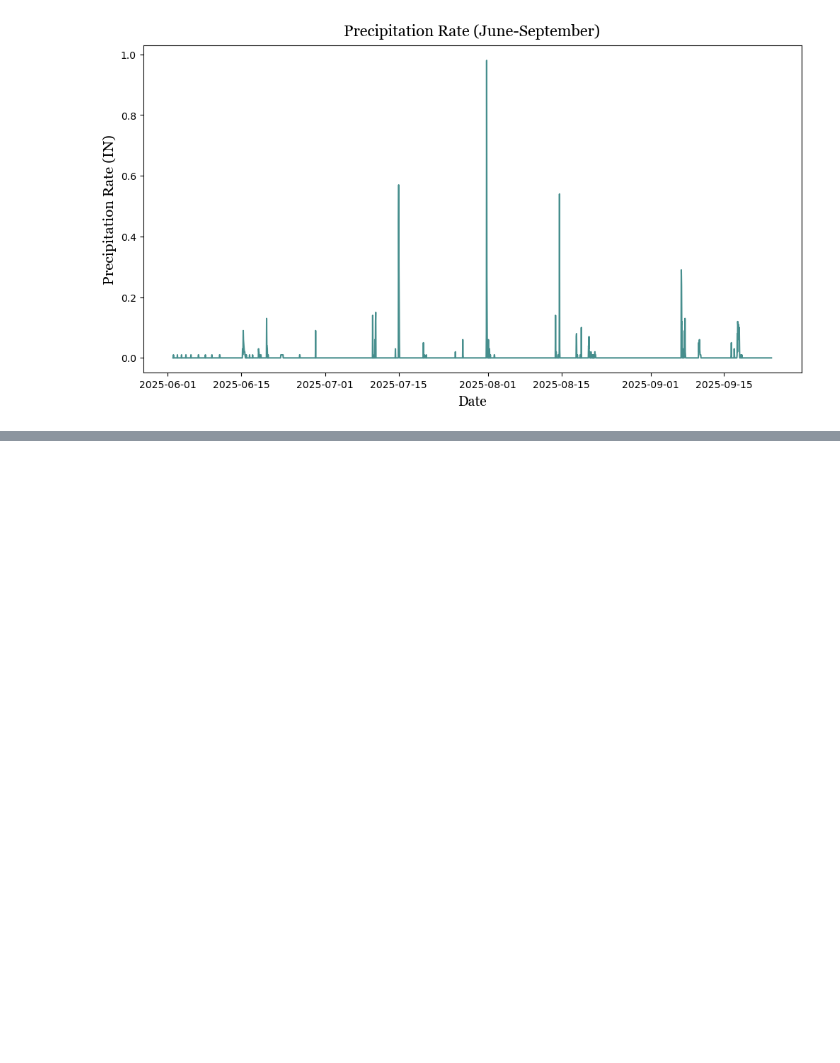
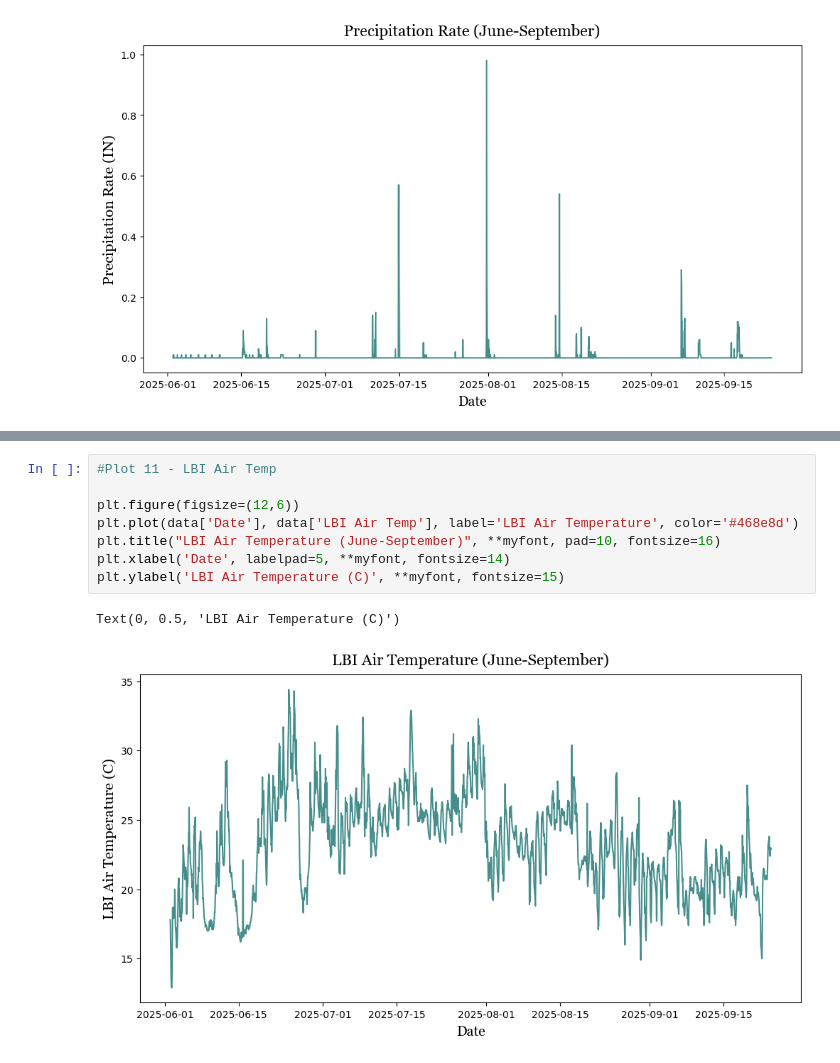
Before and after one commit to Krupamc/Research-2026-LSTM, a Jupyter notebook: graphs/graphs.ipynb, the cells around one changed output, grey strips where cells are left out. Drawn from its saved outputs; the diff is of its cells as text; blank space fills up the shorter version.

```diff
--- a/graphs/graphs.ipynb
+++ b/graphs/graphs.ipynb
@@ -168,0 +179,11 @@ plt.ylabel('Bay Salinity', **myfont, fontsize=15)
+# %%
+#Plot 11 - LBI Air Temp
+
+plt.figure(figsize=(12,6))
+plt.plot(data['Date'], data['LBI Air Temp'], label='LBI Air Temperature', color='#468e8d')
+plt.title("LBI Air Temperature (June-September)", **myfont, pad=10, fontsize=16)
+plt.xlabel('Date', labelpad=5, **myfont, fontsize=14)
+plt.ylabel('LBI Air Temperature (C)', **myfont, fontsize=15)
+# %% [output]
+Text(0, 0.5, 'LBI Air Temperature (C)')
+[figure, added]
```
Also changed, not shown: parts of 14 cells of this notebook, 3 other files.
